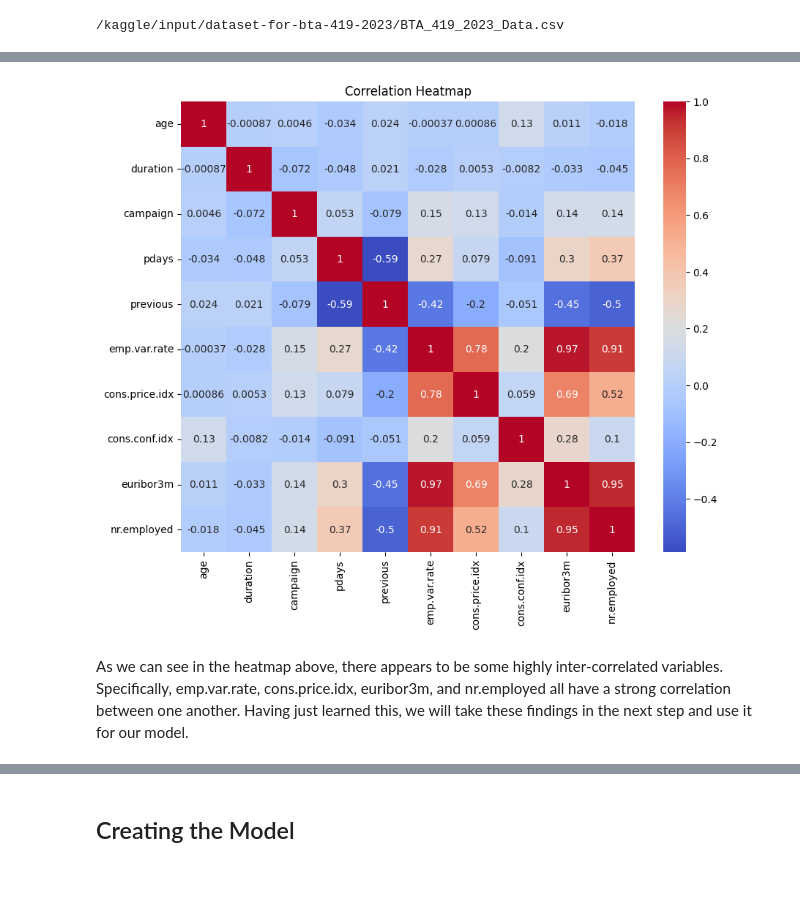
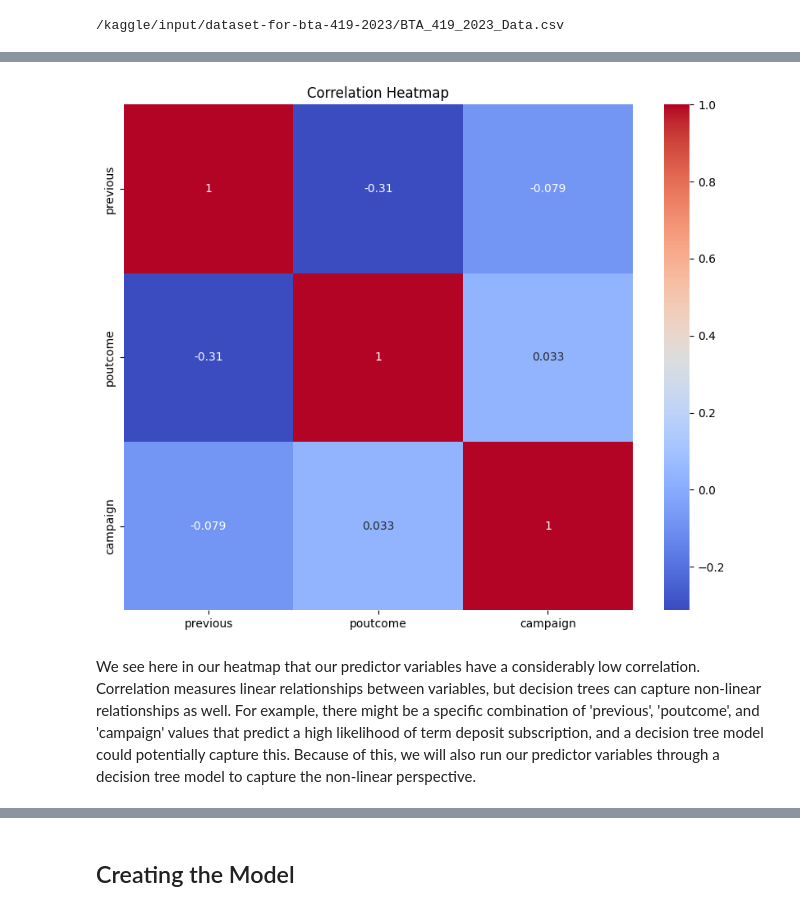
Before and after one commit to rayanwaked/Data-Analysis, a Jupyter notebook: rayan-waked-bta419-s23.ipynb, the cells around one changed output, grey strips where cells are left out. Saved outputs shown, nothing was run; the diff lists cells and outputs as text; code cells hidden in the pictures; blank space fills up the shorter version.

```diff
--- a/rayan-waked-bta419-s23.ipynb
+++ b/rayan-waked-bta419-s23.ipynb
@@ -124,14 +132,25 @@ The following figure was run to analyze the correlation between different numeri
 # %%
-# Analyzing relationships
-correlation = df.corr(numeric_only=True)
+# Selecting the features
+selected_df = df[['previous', 'poutcome', 'campaign']]
+
+from sklearn.preprocessing import LabelEncoder
+le = LabelEncoder()
+df.loc[:, 'poutcome'] = le.fit_transform(df['poutcome'])
+selected_df = df[['previous', 'poutcome', 'campaign']]
+
+
+# Calculate the correlation
+correlation = selected_df.corr()
+
+# Plotting the heatmap
 plt.figure(figsize=(10,8))
 sns.heatmap(correlation, annot=True, cmap='coolwarm')
 plt.title('Correlation Heatmap')
 plt.show()
 # %% [output]
-[figure, old version]
+[figure, new version]
-# %% [markdown]
-As we can see in the heatmap above, there appears to be some highly inter-correlated variables. Specifically, emp.var.rate, cons.price.idx, euribor3m, and nr.employed all have a strong correlation between one another. Having just learned this, we will take these findings in the next step and use it for our model.
+# %% [markdown]
+We see here in our heatmap that our predictor variables have a considerably low correlation. Correlation measures linear relationships between variables, but decision trees can capture non-linear relationships as well. For example, there might be a specific combination of 'previous', 'poutcome', and 'campaign' values that predict a high likelihood of term deposit subscription, and a decision tree model could potentially capture this. Because of this, we will also run our predictor variables through a decision tree model to capture the non-linear perspective.
 # %% [markdown]
 ## Defining the Decision Tree Model
 
```
Also changed, not shown: parts of 6 cells of this notebook.
